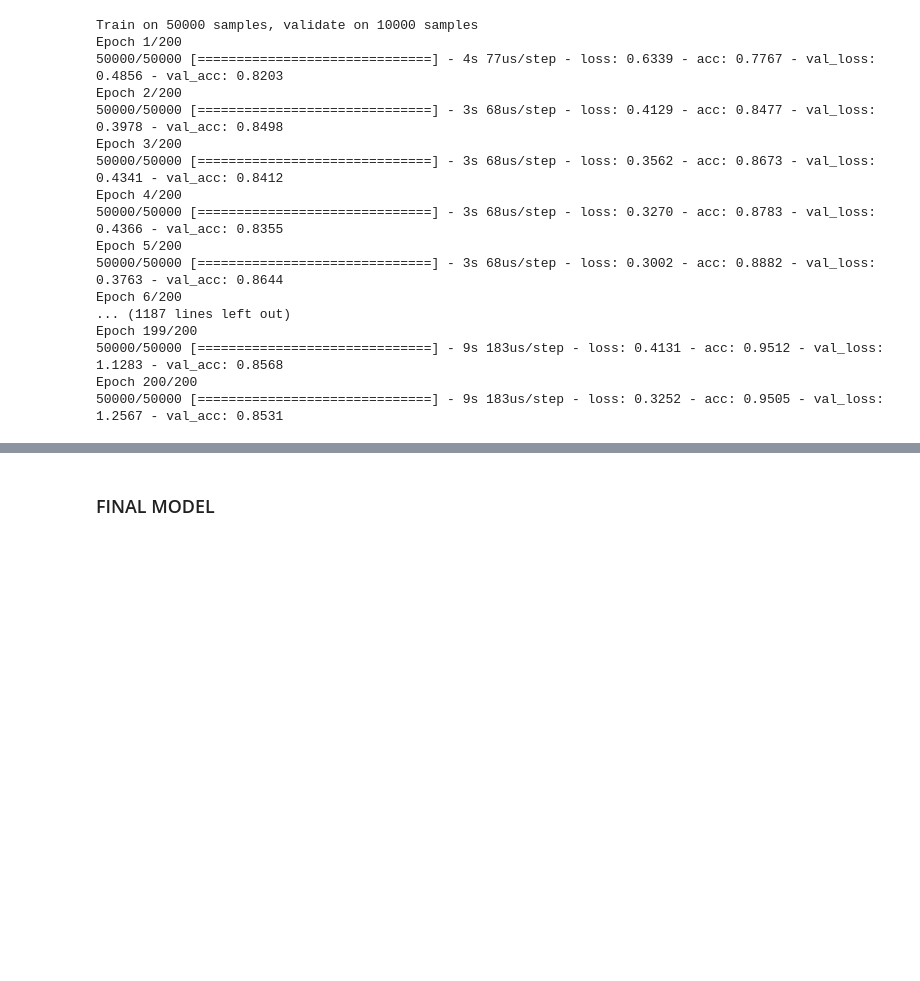
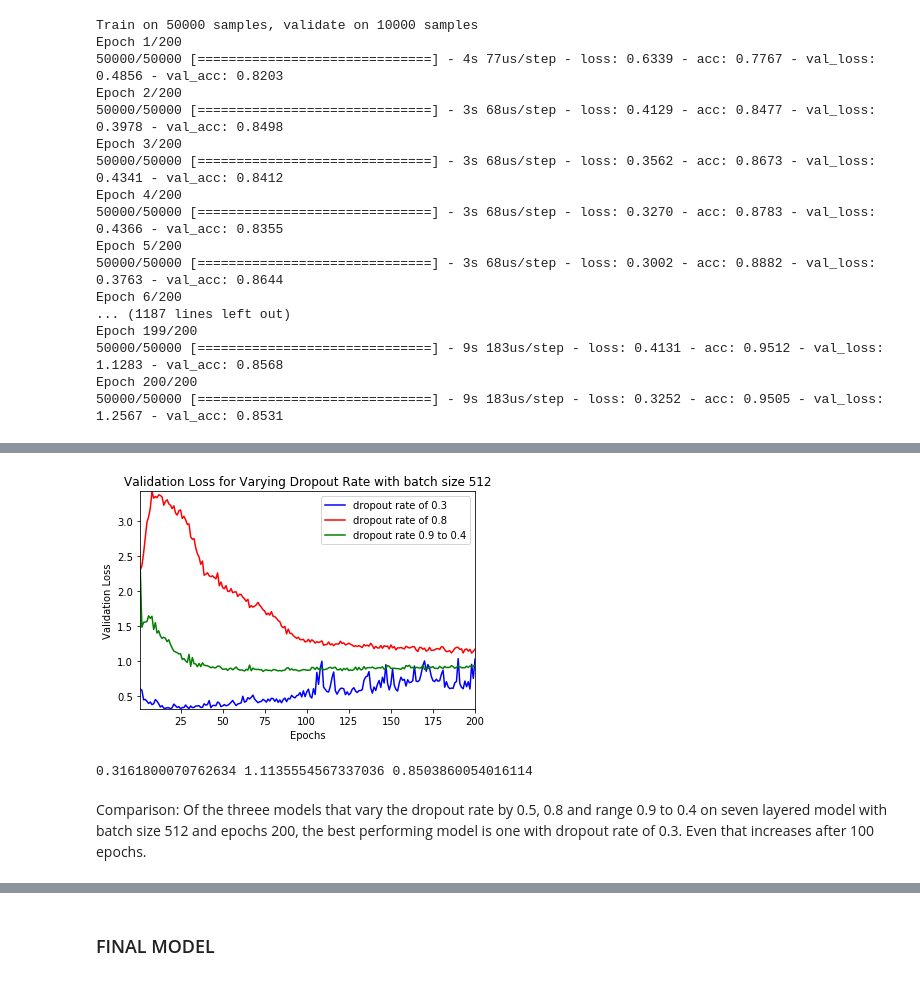
Before and after one commit to css-research/hw01, a Jupyter notebook: DhruvalBhatt_HW01.ipynb, the cells around one changed output, grey strips where cells are left out. Cells and saved outputs as stored; diff of their text form; code cells hidden in the pictures; blank space fills up the shorter version.

```diff
--- a/DhruvalBhatt_HW01.ipynb
+++ b/DhruvalBhatt_HW01.ipynb
@@ -428 +460,38 @@ model_DRvar = keras.Sequential([
+# %%
+#Extract Validation Loss from keras callback history
+epochs = numpy.arange(1, 200+1)
+
+DRpt3_metrics = track_DRpt3.history
+DRpt3_loss = DRpt3_metrics['val_loss']
+
+DRpt8_metrics = track_DRpt8.history
+DRpt8_loss = DRpt8_metrics['val_loss']
+
+DRvar_metrics = track_DRvar.history
+DRvar_loss = DRvar_metrics['val_loss']
+
+#Plot Loss over Epochs
+plt.clf()
+plt.plot(epochs, DRpt3_loss, 'b', label = "dropout rate of 0.3")
+plt.plot(epochs, DRpt8_loss, 'r', label = "dropout rate of 0.8")
+plt.plot(epochs, DRvar_loss, 'g', label = "dropout rate 0.9 to 0.4")
+plt.margins(0)
+plt.title("Validation Loss for Varying Dropout Rate with batch size 512")
+plt.xlabel('Epochs')
+plt.ylabel("Validation Loss")
+plt.legend()
+plt.show()
+# %% [output]
+[figure, added]
+# %%
+#Find Best Estimate of Each Model
+(pt3_min, pt3_best) = best_estimate(DRpt3_loss)
+(pt8_min, pt8_best) = best_estimate(DRpt8_loss)
+(var_min, var_best) = best_estimate(DRvar_loss)
+
+print(pt3_min, pt8_min, var_min)
+# %% [output]
+0.3161800070762634 1.1135554567337036 0.8503860054016114
+# %% [markdown]
+Comparison: Of the threee models that vary the dropout rate by 0.5, 0.8 and range 0.9 to 0.4 on seven layered model with batch size 512 and epochs 200, the best performing model is one with dropout rate of 0.3. Even that increases after 100 epochs.
 # %%
```
Also changed, not shown: parts of 23 cells of this notebook.
